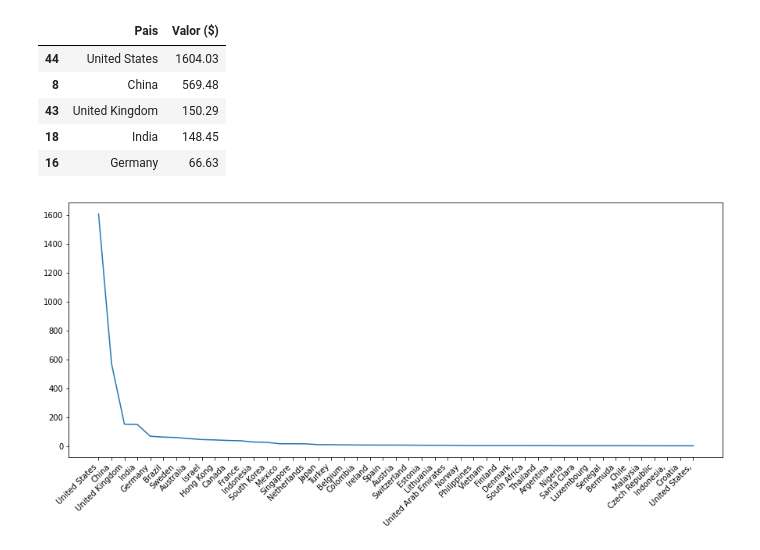
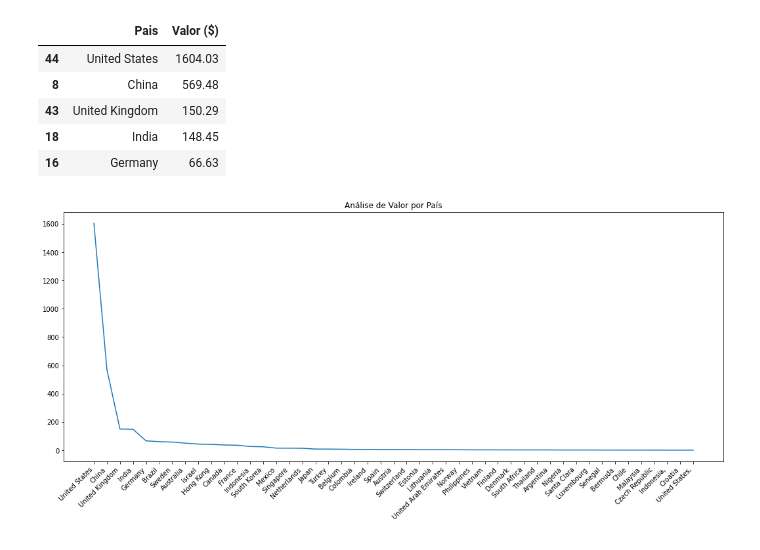
Before and after one commit to nandodevs/case-unicornios-brasil, a Jupyter notebook: Case_Empresas_Unicórnios.ipynb, the cells around one changed output. Drawn from its saved outputs; the diff is of its cells as text; code cells hidden in the pictures.

```diff
--- a/Case_Empresas_Unicórnios.ipynb
+++ b/Case_Empresas_Unicórnios.ipynb
@@ -302,8 +293,9 @@ Analise_Valor.head()
 | 16 | Germany | 66.63 |
 # %%
 #Gráfico de Valuation
-plt.figure(figsize=(15,6))
+plt.figure(figsize=(18,7))
 plt.plot(Analise_Valor['Pais'], Analise_Valor['Valor ($)']);
+plt.title('Análise de Valor por País')
 plt.xticks(rotation=45, ha='right');
 # %% [output]
-[figure, old version]
+[figure, new version]
```
Also changed, not shown: parts of 7 cells of this notebook.
